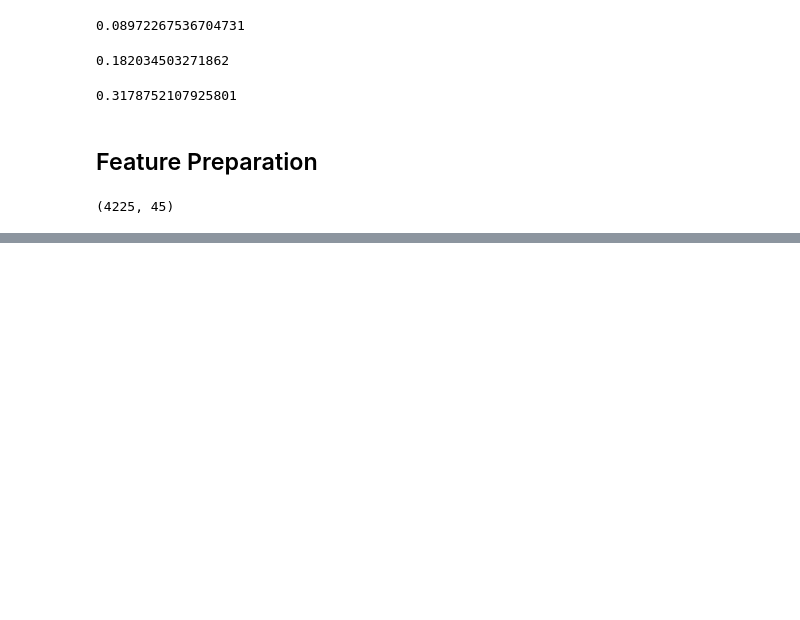
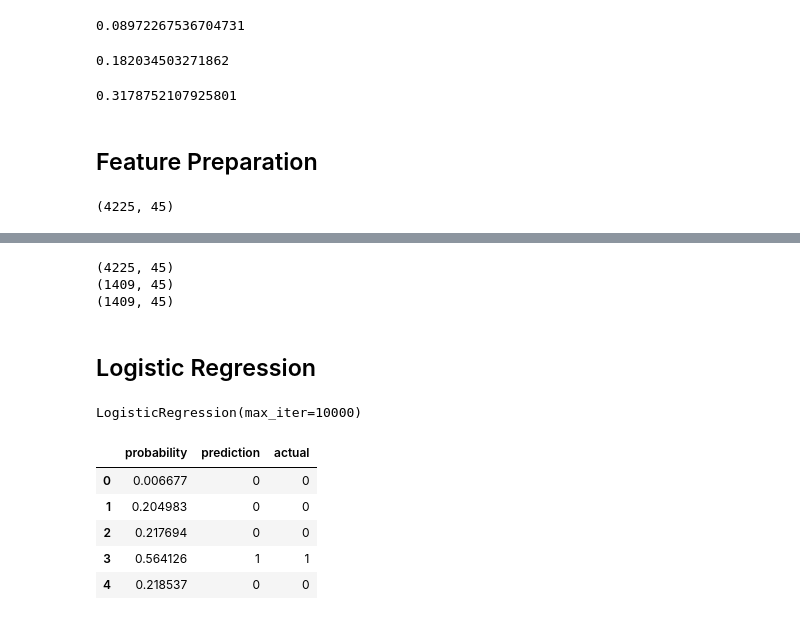
Before and after one commit to ArmandWinant/ml-zoomcamp, a Jupyter notebook: 03-classification/customer_churn.ipynb, the cells around one changed output, grey strips where cells are left out. Saved outputs shown, nothing was run; the diff lists cells and outputs as text; code cells hidden in the pictures; blank space fills up the shorter version.

Commit message:
implement logistic regression

```diff
--- a/03-classification/customer_churn.ipynb
+++ b/03-classification/customer_churn.ipynb
@@ -307,0 +306,10 @@ df_val, _ = encodeCategoricalVars(df_val, encoder)
+# %%
+print(df_train.shape)
+print(df_val.shape)
+print(df_test.shape)
+# %% [output]
+(4225, 45)
+(1409, 45)
+(1409, 45)
+# %% [markdown]
+## Logistic Regression
@@ -307,0 +318,23 @@ df_val, _ = encodeCategoricalVars(df_val, encoder)
+# %%
+model = LogisticRegression(max_iter=10000)
+model.fit(df_train, y_train)
+# %% [output]
+LogisticRegression(max_iter=10000)
+# %%
+# df_pred = pd.DataFrame({
+#   'probability': model.predict_proba(df_val)[:,1],
+#   'prediction': model.predict(df_val),
+#   'actual': y_val}).sort_index()
+df_pred = pd.DataFrame()
+df_pred['probability'] = model.predict_proba(df_val)[:,1]
+df_pred['prediction'] = model.predict(df_val)
+df_pred['actual'] = y_val.values
+# %%
+df_pred.head()
+# %% [output]
+|  | probability | prediction | actual |
+| 0 | 0.006677 | 0 | 0 |
+| 1 | 0.204983 | 0 | 0 |
+| 2 | 0.217694 | 0 | 0 |
+| 3 | 0.564126 | 1 | 1 |
+| 4 | 0.218537 | 0 | 0 |
```
Also changed, not shown: parts of 5 cells of this notebook.
